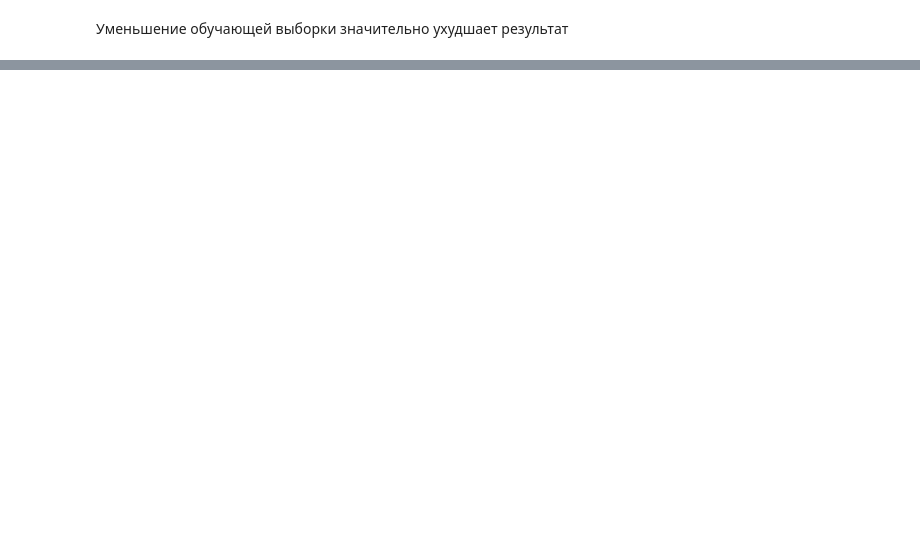
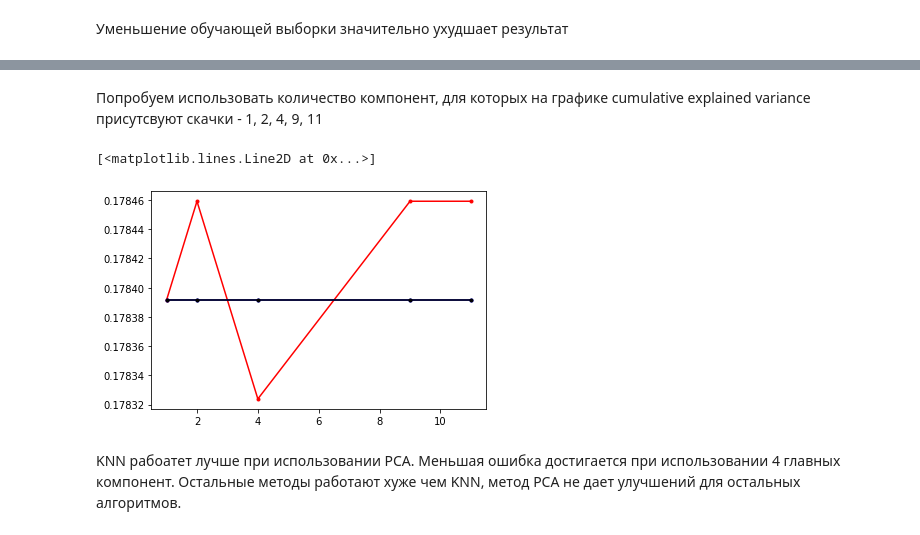
Before and after one commit to CLeDoPbIT/HSE_ML_COURSE, a Jupyter notebook: First_analysis.ipynb, the cells around one changed output, grey strips where cells are left out. Saved outputs shown, nothing was run; the diff lists cells and outputs as text; code cells hidden in the pictures; blank space fills up the shorter version.

```diff
--- a/First_analysis.ipynb
+++ b/First_analysis.ipynb
@@ -790,0 +815,5 @@ print(best_cv_err-added_accuracy)
+# %%
+from sklearn.neighbors import KNeighborsClassifier
+
+knn = KNeighborsClassifier(n_neighbors = 55)
+knn.fit(decomposed_train_X, y_train)
@@ -790,0 +824,5 @@ print(best_cv_err-added_accuracy)
+# %%
+y_test_predict = knn.predict(decomposed_test_X)
+
+err_test  = np.mean((y_test  != y_test_predict).append(pd.Series([False for i in range(upper_test)])))
+err_test
@@ -790,0 +833,5 @@ print(best_cv_err-added_accuracy)
+# %%
+pca = PCA().fit(X)
+plt.plot(pca.explained_variance_ratio_, '.-')
+plt.xlabel('number of components')
+plt.ylabel('cumulative explained variance');
@@ -790,0 +840,2 @@ print(best_cv_err-added_accuracy)
+# %% [markdown]
+Попробуем использовать количество компонент, для которых на графике cumulative explained variance присутсвуют скачки - 1, 2, 4, 9, 11
@@ -790,0 +882,16 @@ print(best_cv_err-added_accuracy)
+# %%
+components = [i["Num_components"] for i in test_errors]
+err_test_knn = [i["Knn_test_errors"] for i in test_errors]
+err_test_svm = [i["SVM_test_errors"] for i in test_errors]
+err_test_dt = [i["DT_test_errors"] for i in test_errors]
+err_test_rf = [i["RF_test_errors"] for i in test_errors]
+# %%
+plt.plot(components, err_test_knn, '.-', color = "red")
+plt.plot(components, err_test_svm, '.-', color = "blue")
+# plt.plot(components, err_test_dt, '.', color = "pink")  # Значительно хуже остальных, ~0.27 errors
+plt.plot(components, err_test_rf, '.-', color = "black")
+# %% [output]
+[<matplotlib.lines.Line2D at 0x...>]
+[figure, added]
+# %% [markdown]
+KNN рабоатет лучше при использовании PCA. Меньшая ошибка достигается при использовании 4 главных компонент. Остальные методы работают хуже чем KNN, метод PCA не дает улучшений для остальных алгоритмов.
```
Also changed, not shown: parts of 51 cells of this notebook.
